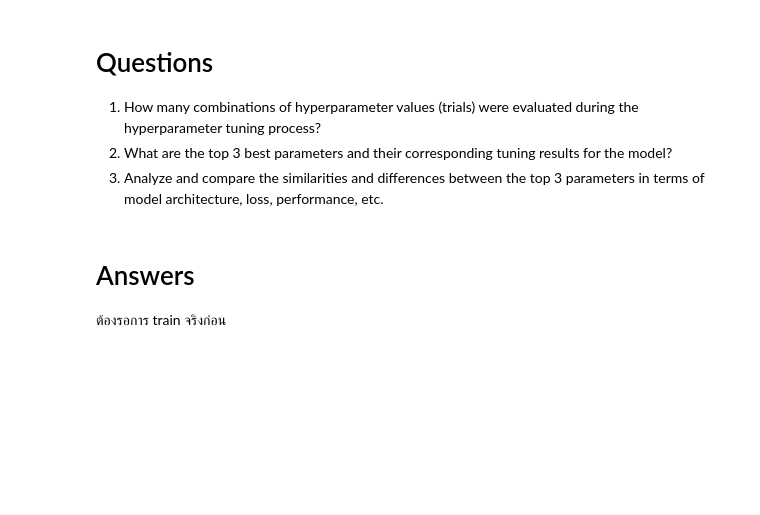
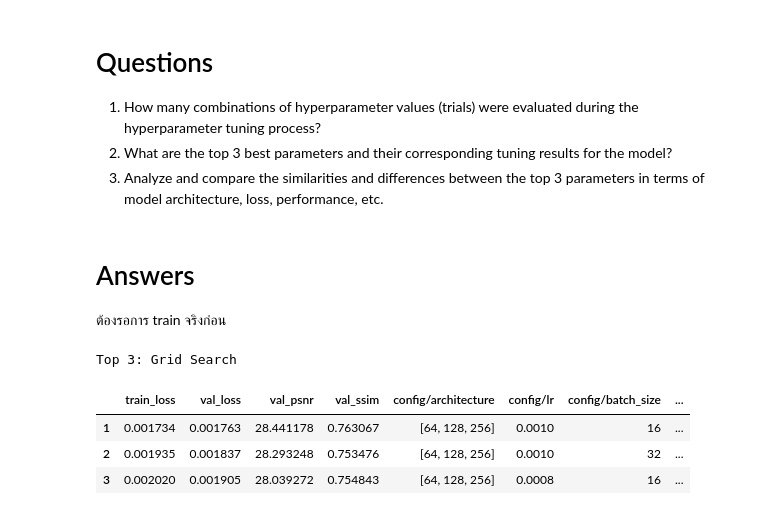
Before and after one commit to KCMAwndy/Image-Processing-KMITL, a Jupyter notebook: Lab/Lab6_Hyperparameter-Tuning/Lab6_hypertune.ipynb, the cells around one changed output. Cells and saved outputs as stored; diff of their text form; code cells hidden in the pictures; blank space fills up the shorter version.

```diff
--- a/Lab/Lab6_Hyperparameter-Tuning/Lab6_hypertune.ipynb
+++ b/Lab/Lab6_Hyperparameter-Tuning/Lab6_hypertune.ipynb
@@ -1037,3 +1079,41 @@ Visualizing and saving layer: decoder.2
 # %% [markdown]
 # Answers
 ต้องรอการ train จริงก่อน
+# %%
+import pandas as pd
+import os
+
+# Correct relative path using forward slashes or raw string
+relative_path_grid_search = r"ray_results/grid_search/grid_search.csv"
+
+# Get the absolute path
+absolute_path_grid_search = os.path.abspath(relative_path_grid_search)
+
+# Load the CSV file
+df_grid_search = pd.read_csv(absolute_path_grid_search)
+
+# Sort by a desired metric, e.g., validation PSNR (val_psnr) in descending order
+sorted_df_grid_search = df_grid_search.sort_values(by='val_psnr', ascending=False)
+
+# Select the top 3 rows
+top_results_grid_search = sorted_df_grid_search.head(3)
+
+# Extract relevant columns
+top_parameters_grid_search = top_results_grid_search[['train_loss', 'val_loss', 'val_psnr', 'val_ssim',
+                                                       'config/architecture', 'config/lr',
+                                                       'config/batch_size', 'config/num_epochs',
+                                                       'config/optimizer', 'config/device']]
+
+# Reset index starting from 1
+top_parameters_grid_search.reset_index(drop=True, inplace=True)
+top_parameters_grid_search.index += 1  # Shift index to start from 1
+
+print("Top 3: Grid Search")
+# Print the top parameters
+top_parameters_grid_search
+# %% [output]
+Top 3: Grid Search
+|  | train_loss | val_loss | val_psnr | val_ssim | config/architecture | config/lr | config/batch_size | ... |
+| 1 | 0.001734 | 0.001763 | 28.441178 | 0.763067 | [64, 128, 256] | 0.0010 | 16 | ... |
+| 2 | 0.001935 | 0.001837 | 28.293248 | 0.753476 | [64, 128, 256] | 0.0010 | 32 | ... |
+| 3 | 0.002020 | 0.001905 | 28.039272 | 0.754843 | [64, 128, 256] | 0.0008 | 16 | ... |
```
Also changed, not shown: parts of 7 cells of this notebook, 14 other files.
